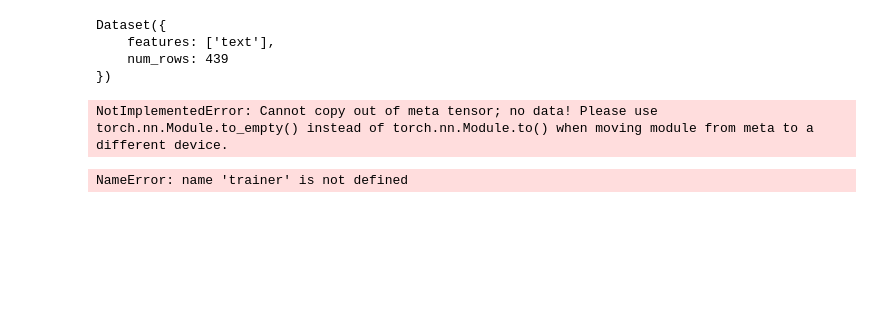
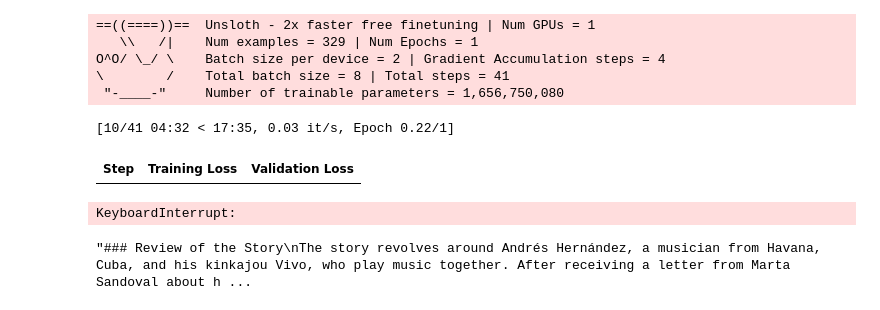
Before and after one commit to maikyonn/agentic-narratives, a Jupyter notebook: unsloth.ipynb, the cells around one changed output. Drawn from its saved outputs; the diff is of its cells as text; code cells hidden in the pictures; blank space fills up the shorter version.

Commit message:
completed tp model

```diff
--- a/unsloth.ipynb
+++ b/unsloth.ipynb
@@ -36,7 +31,16 @@ Unsloth: Fast downloading is enabled - ignore downloading bars which are red col
 # %%
+model, tokenizer = FastLanguageModel.from_pretrained(
+    model_name = model_name,
+    max_seq_length = max_seq_length,
+    dtype = dtype,
+    load_in_4bit = load_in_4bit,
+    # token = "hf_...", # use one if using gated models like meta-llama/Llama-2-7b-hf
+    cache_dir=cache_dir,
+)
+
 model = FastLanguageModel.get_peft_model(
     model,
-    r = 16, # Choose any number > 0 ! Suggested 8, 16, 32, 64, 128
+    r = lora_dim, # Choose any number > 0 ! Suggested 8, 16, 32, 64, 128
     target_modules = ["q_proj", "k_proj", "v_proj", "o_proj",
                       "gate_proj", "up_proj", "down_proj",],
     lora_alpha = 16,
@@ -51,8 +63,6 @@ model = FastLanguageModel.get_peft_model(
 # %%
 import json
 from pprint import pprint
-
-
 
 def load_json_data(json_path: str) -> List[Dict[str, Any]]:
     """
@@ -61,11 +71,6 @@ def load_json_data(json_path: str) -> List[Dict[str, Any]]:
     with open(json_path, 'r', encoding='utf-8') as f:
         data = json.load(f)
     return data
-
-
-# The instruction with input:
-
-
 
 alpaca_prompt = """Below is an instruction that describes a task, paired with an input that provides further context. Write a response that appropriately completes the request.
 
@@ -101,23 +106,15 @@ def formatting_prompts_func(examples):
 
 pass
 
-dataset = Dataset.from_list([{"text": formatting_prompts_func(d)} for d in load_json_data("ground_truth.json")])
-
-pprint(dataset)
+train_dataset = Dataset.from_list([{"text": formatting_prompts_func(d)} for d in load_json_data(train_dataset_path)])
+val_dataset = Dataset.from_list([{"text": formatting_prompts_func(d)} for d in load_json_data(val_dataset_path)])
-# %% [output]
-Dataset({
-    features: ['text'],
-    num_rows: 439
-})
 # %%
-from trl import SFTTrainer
-from transformers import TrainingArguments
-from unsloth import is_bfloat16_supported
 
 trainer = SFTTrainer(
     model = model,
     tokenizer = tokenizer,
-    train_dataset = dataset,
+    train_dataset = train_dataset,
+    eval_dataset = val_dataset,
     dataset_text_field = "text",
     max_seq_length = max_seq_length,
     dataset_num_proc = 2,
@@ -126,8 +123,7 @@ trainer = SFTTrainer(
         per_device_train_batch_size = 2,
         gradient_accumulation_steps = 4,
         warmup_steps = 5,
-        # num_train_epochs = 1, # Set this for 1 full training run.
-        max_steps = 60,
+        num_train_epochs = 1, # Set this for 1 full training run.
         learning_rate = 2e-4,
         fp16 = not is_bfloat16_supported(),
         bf16 = is_bfloat16_supported(),
@@ -138,11 +134,24 @@ trainer = SFTTrainer(
         seed = 3407,
         output_dir = "outputs",
         report_to = "none", # Use this for WandB etc
+        evaluation_strategy = "steps",
+        eval_steps = 10,
     ),
 )
-# %% [output]
-NotImplementedError: Cannot copy out of meta tensor; no data! Please use torch.nn.Module.to_empty() instead of torch.nn.Module.to() when moving module from meta to a different device.
-# %%
-trainer_stats = trainer.train()
-# %% [output]
-NameError: name 'trainer' is not defined
+# %%
+trainer_stats = trainer.train()
+model.save_pretrained(lora_save_name)  # Local saving
+tokenizer.save_pretrained(lora_save_name)
+# %% [output]
+==((====))==  Unsloth - 2x faster free finetuning | Num GPUs = 1
+   \\   /|    Num examples = 329 | Num Epochs = 1
+O^O/ \_/ \    Batch size per device = 2 | Gradient Accumulation steps = 4
+\        /    Total batch size = 8 | Total steps = 41
+ "-____-"     Number of trainable parameters = 1,656,750,080
+[10/41 04:32 < 17:35, 0.03 it/s, Epoch 0.22/1]
+| Step | Training Loss | Validation Loss |
+KeyboardInterrupt:
+# %%
+dataset[0]["text"].split("### Response:\n")[1]
+# %% [output]
+"### Review of the Story\nThe story revolves around Andrés Hernández, a musician from Havana, Cuba, and his kinkajou Vivo, who play music together. After receiving a letter from Marta Sandoval about h ...
```
Also changed, not shown: parts of 6 cells of this notebook, 15 other files.
